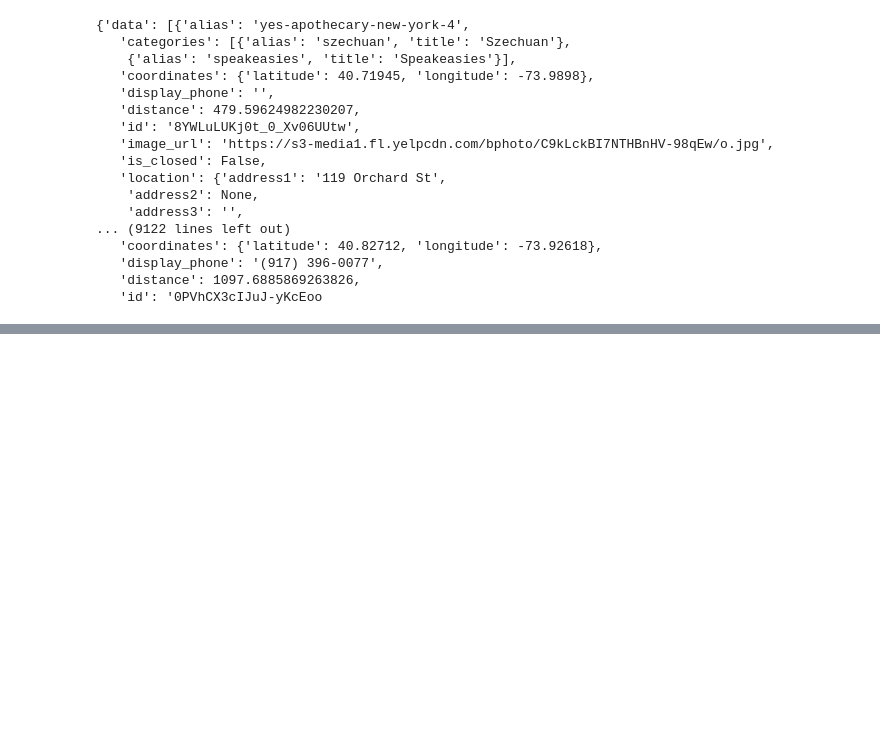
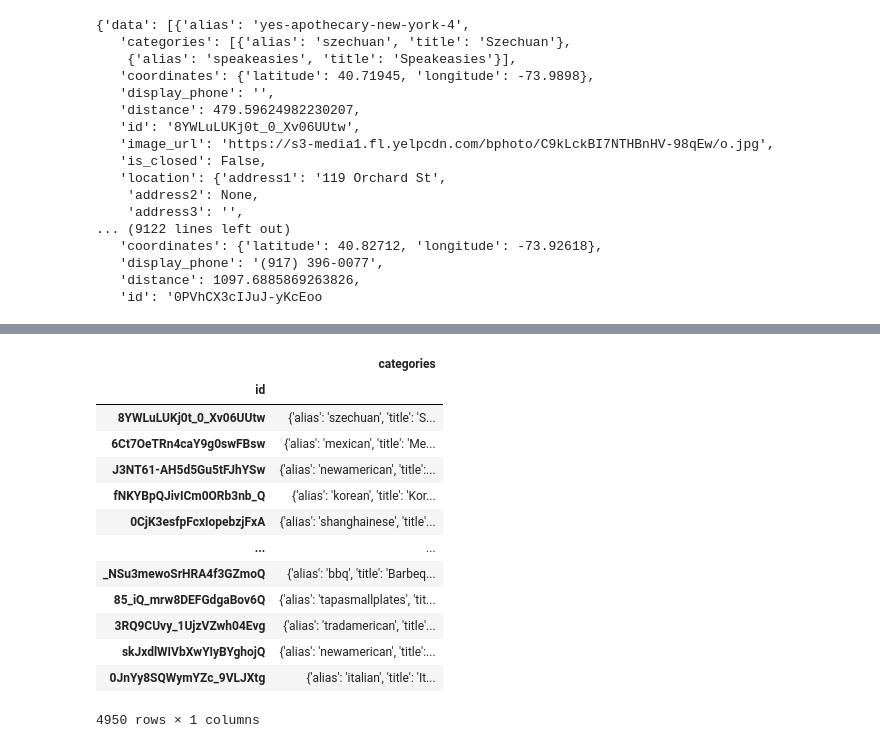
Before and after one commit to erikajwolf/Yelp_Metro_US_Analysis, a Jupyter notebook: Yelp_API.ipynb, the cells around one changed output, grey strips where cells are left out. Saved outputs shown, nothing was run; the diff lists cells and outputs as text; code cells hidden in the pictures; blank space fills up the shorter version.

```diff
--- a/Yelp_API.ipynb
+++ b/Yelp_API.ipynb
@@ -191,0 +229,20 @@ yelp_panda_data_by_zip.to_csv("yelp_data.csv", encoding='utf-8', index=False)
+# %%
+#renaming to categories after dropping other categories columns since we will only look at the first column
+categories_update = pd.DataFrame(categories_df["categories"].apply(pd.Series)[0])
+categories_update = categories_update.rename(columns={0:"categories"})
+categories_update
+# %% [output]
+|  | categories |
+| id |  |
+| 8YWLuLUKj0t_0_Xv06UUtw | {'alias': 'szechuan', 'title': 'S... |
+| 6Ct7OeTRn4caY9g0swFBsw | {'alias': 'mexican', 'title': 'Me... |
+| J3NT61-AH5d5Gu5tFJhYSw | {'alias': 'newamerican', 'title':... |
+| fNKYBpQJivICm0ORb3nb_Q | {'alias': 'korean', 'title': 'Kor... |
+| 0CjK3esfpFcxIopebzjFxA | {'alias': 'shanghainese', 'title'... |
+| ... | ... |
+| _NSu3mewoSrHRA4f3GZmoQ | {'alias': 'bbq', 'title': 'Barbeq... |
+| 85_iQ_mrw8DEFGdgaBov6Q | {'alias': 'tapasmallplates', 'tit... |
+| 3RQ9CUvy_1UjzVZwh04Evg | {'alias': 'tradamerican', 'title'... |
+| skJxdlWIVbXwYIyBYghojQ | {'alias': 'newamerican', 'title':... |
+| 0JnYy8SQWymYZc_9VLJXtg | {'alias': 'italian', 'title': 'It... |
+4950 rows × 1 columns
```
Also changed, not shown: parts of 16 cells of this notebook.
